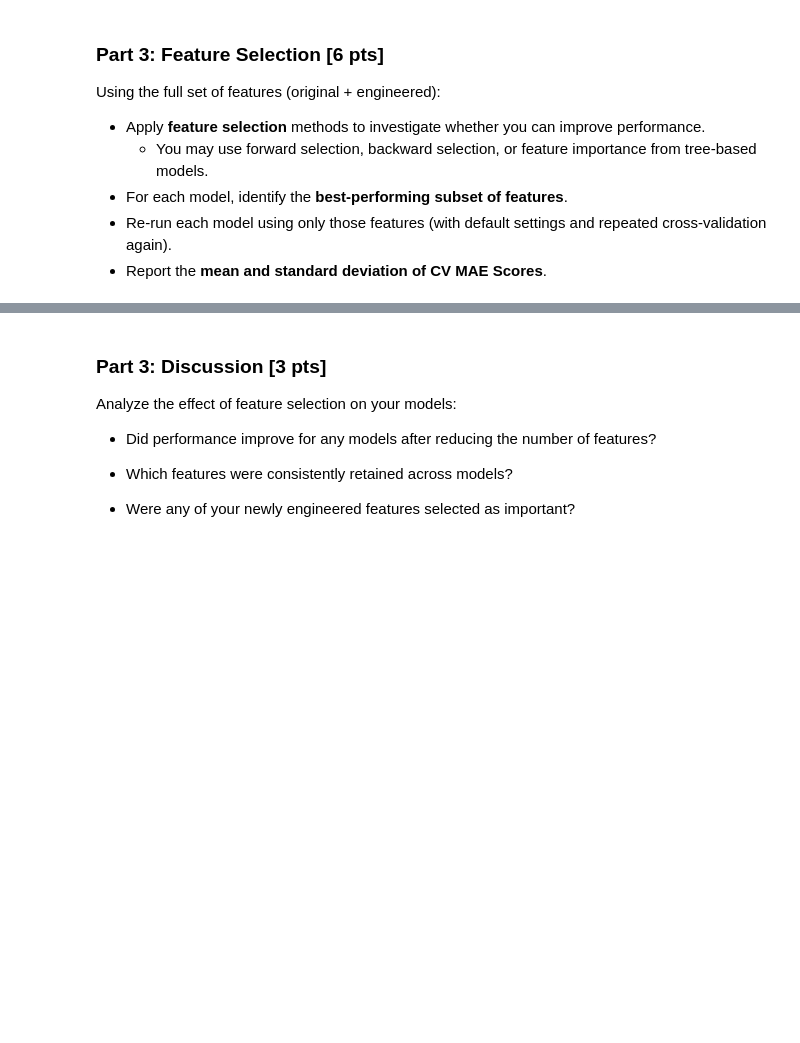
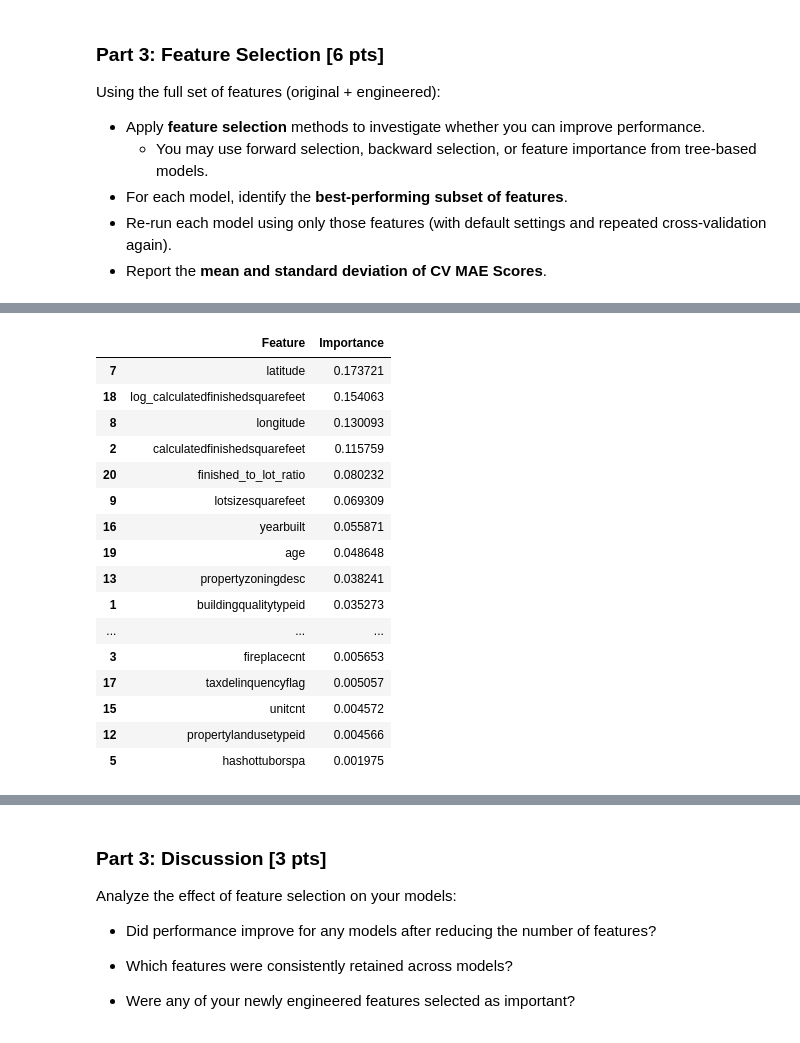
Before and after one commit to alyssatntran/dx603-final-project-group-38, a Jupyter notebook: Milestone_02.ipynb, the cells around one changed output, grey strips where cells are left out. Drawn from its saved outputs; the diff is of its cells as text; code cells hidden in the pictures; blank space fills up the shorter version.

```diff
--- a/Milestone_02.ipynb
+++ b/Milestone_02.ipynb
@@ -434,0 +561,27 @@ Using the full set of features (original + engineered):
+# %%
+# Identify most importance features of decision tree model using built in feature importance
+dt_importances = dt_model_new.feature_importances_
+
+# Sort features by importance
+dt_feature_importances_df = pd.DataFrame({'Feature': X_train.columns, 'Importance': dt_importances}).sort_values(
+    'Importance', ascending=False)
+
+dt_feature_importances_df
+# %% [output]
+|  | Feature | Importance |
+| 7 | latitude | 0.173721 |
+| 18 | log_calculatedfinishedsquarefeet | 0.154063 |
+| 8 | longitude | 0.130093 |
+| 2 | calculatedfinishedsquarefeet | 0.115759 |
+| 20 | finished_to_lot_ratio | 0.080232 |
+| 9 | lotsizesquarefeet | 0.069309 |
+| 16 | yearbuilt | 0.055871 |
+| 19 | age | 0.048648 |
+| 13 | propertyzoningdesc | 0.038241 |
+| 1 | buildingqualitytypeid | 0.035273 |
+| ... | ... | ... |
+| 3 | fireplacecnt | 0.005653 |
+| 17 | taxdelinquencyflag | 0.005057 |
+| 15 | unitcnt | 0.004572 |
+| 12 | propertylandusetypeid | 0.004566 |
+| 5 | hashottuborspa | 0.001975 |
```
Also changed, not shown: parts of 11 cells of this notebook.
